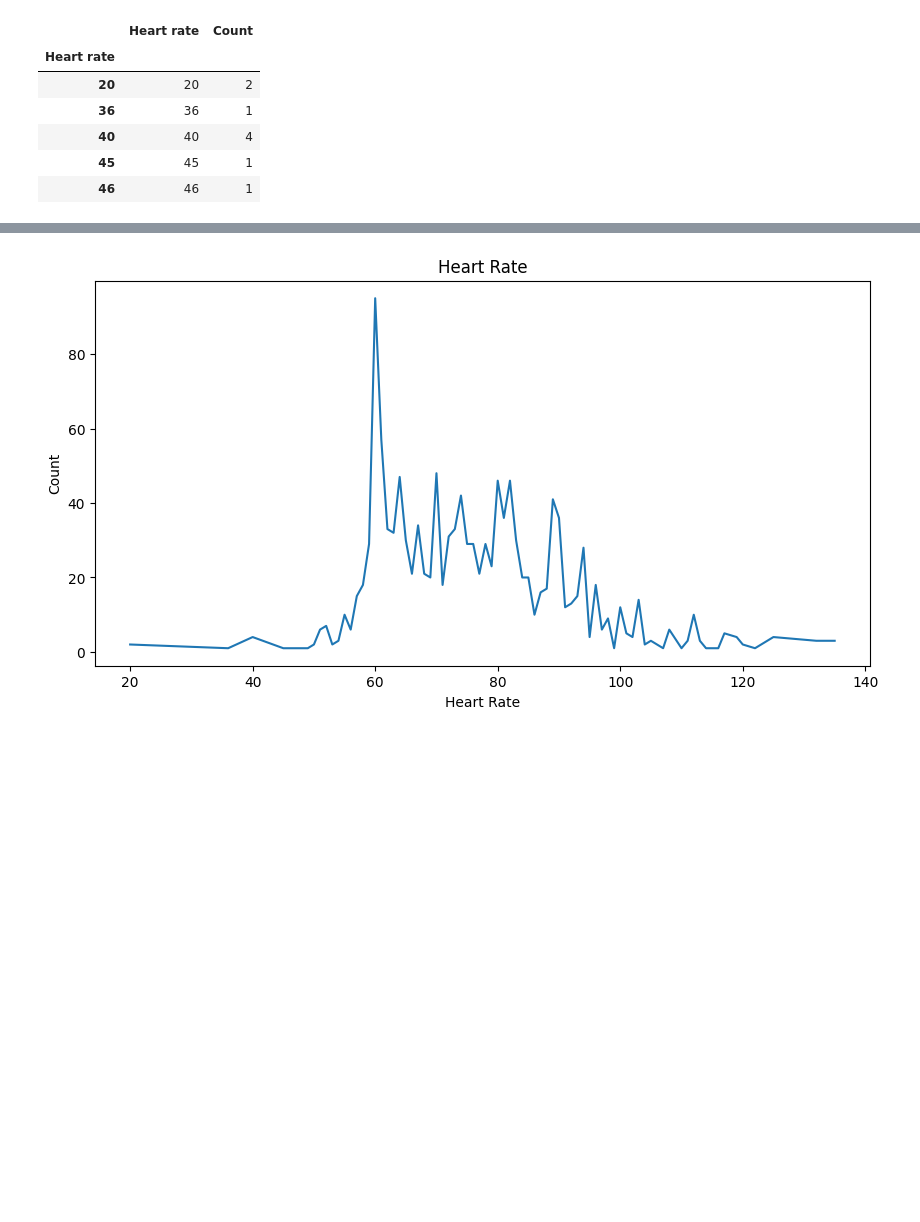
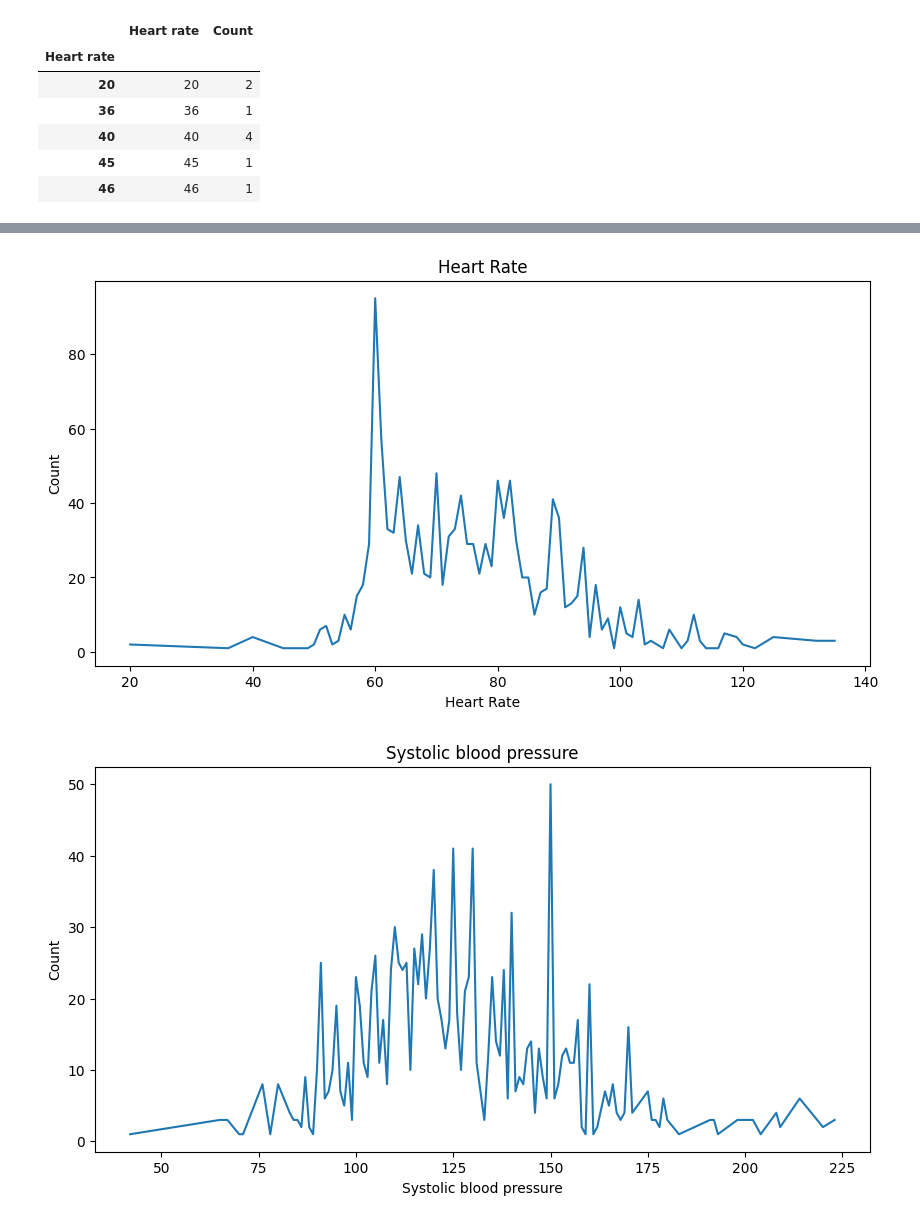
Before and after one commit to chiaki-tachikawa/ML-projects, a Jupyter notebook: HeartAttack.ipynb, the cells around one changed output, grey strips where cells are left out. Drawn from its saved outputs; the diff is of its cells as text; code cells hidden in the pictures; blank space fills up the shorter version.

```diff
--- a/HeartAttack.ipynb
+++ b/HeartAttack.ipynb
@@ -92,0 +107,8 @@ Name: count, Length: 78, dtype: int64
+# %%
+#Blood pressure df
+blood_pressure_df = pd.DataFrame({
+    "Systolic blood pressure": data["Systolic blood pressure"].unique(),
+    "Count": data["Systolic blood pressure"].value_counts().reindex(data["Systolic blood pressure"].unique())
+})
+blood_pressure_df.sort_index(inplace=True)
+blood_pressure_df.head()
@@ -92,0 +123,8 @@ Name: count, Length: 78, dtype: int64
+# %%
+#Blood sugar df
+blood_sugar_df = pd.DataFrame({
+    "Blood surgar": data["Blood sugar"].unique(),
+    "Count": data["Blood sugar"].value_counts().reindex(data["Blood sugar"].unique())
+})
+blood_sugar_df.sort_index(inplace=True)
+blood_sugar_df.head()
@@ -99,30 +145,55 @@ plt.xlabel('Age')
 plt.ylabel('Count')
 plt.hist(data.Age)
 plt.subplot(1,2,2)
 plt.title('Age')
 plt.xlabel('Age')
 plt.ylabel('Count')
 sns.boxplot(data.Age)
 plt.show()
 
 #visualise Gender
 custom_label=["Male","Female"]
 plt.figure(figsize=(10,5))
 plt.title('Gender')
 plt.xlabel('Gender')
 plt.ylabel('Count')
 plt.xticks(data["Gender"].unique(),labels=custom_label)
 plt.bar(data["Gender"].unique(),data["Gender"].value_counts())
 plt.show()
 
 #Visualise Heart Rate
 plt.figure(figsize=(10,5))
 plt.title('Heart Rate')
 plt.xlabel('Heart Rate')
 plt.ylabel('Count')
 plt.plot(heart_rate_df["Heart rate"],heart_rate_df['Count'])
 plt.show()
+
+#Visualise Systolic blood pressure
+plt.figure(figsize=(10,5))
+plt.title('Systolic blood pressure')
+plt.xlabel('Systolic blood pressure')
+plt.ylabel('Count')
+plt.plot(blood_pressure_df["Systolic blood pressure"],blood_pressure_df['Count'])
+plt.show()
+
+#Visualise Systolic blood pressure
+plt.figure(figsize=(10,5))
+plt.title('Diastolic blood pressure')
+plt.xlabel('Diastolic blood pressure')
+plt.ylabel('Count')
+plt.plot(d_blood_pressure_df["Diastolic blood pressure"],d_blood_pressure_df['Count'])
+plt.show()
+
+#Visualise Systolic blood pressure
+plt.figure(figsize=(10,5))
+plt.title('Blood Sugar')
+plt.xlabel('Blood Sugar')
+plt.ylabel('Count')
+plt.plot(blood_sugar_df["Blood surgar"],blood_sugar_df['Count'])
+plt.show()
 # %% [output]
 [figure]
 [figure]
 [figure]
+[figure, added]
```
Also changed, not shown: parts of 7 cells of this notebook.
